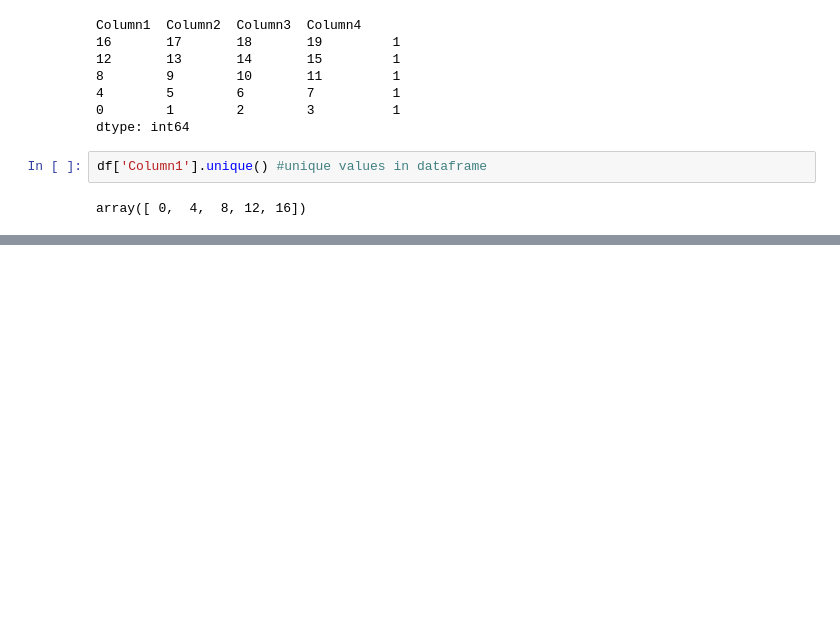
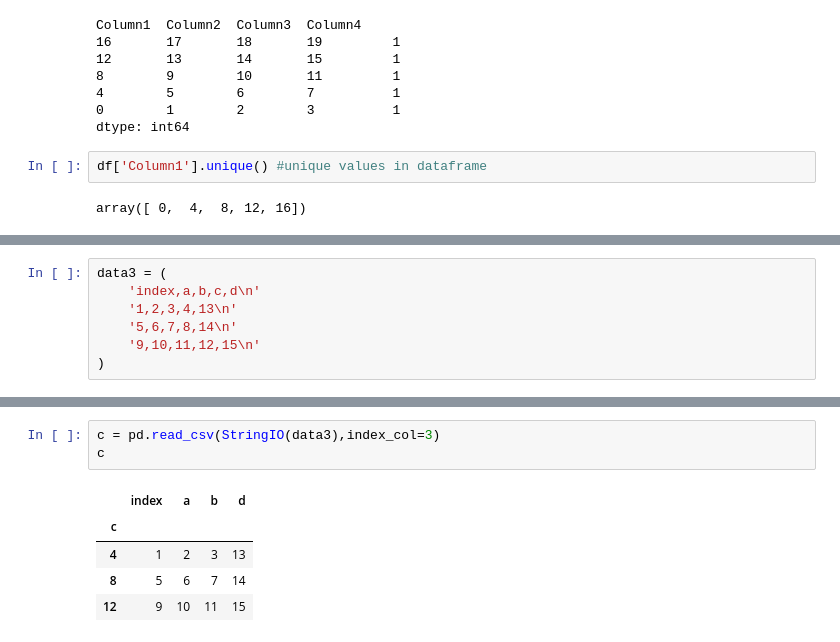
Before and after one commit to Sairam-04/ML-Packages, a Jupyter notebook: pandas.ipynb, the cells around one changed output, grey strips where cells are left out. Drawn from its saved outputs; the diff is of its cells as text; blank space fills up the shorter version.

```diff
--- a/pandas.ipynb
+++ b/pandas.ipynb
@@ -178,0 +309,7 @@ array([ 0,  4,  8, 12, 16])
+# %%
+data3 = (
+    'index,a,b,c,d\n'
+    '1,2,3,4,13\n'
+    '5,6,7,8,14\n'
+    '9,10,11,12,15\n'
+)
@@ -178,0 +324,9 @@ array([ 0,  4,  8, 12, 16])
+# %%
+c = pd.read_csv(StringIO(data3),index_col=3)
+c
+# %% [output]
+|  | index | a | b | d |
+| c |  |  |  |  |
+| 4 | 1 | 2 | 3 | 13 |
+| 8 | 5 | 6 | 7 | 14 |
+| 12 | 9 | 10 | 11 | 15 |
```
Also changed, not shown: parts of 24 cells of this notebook.
